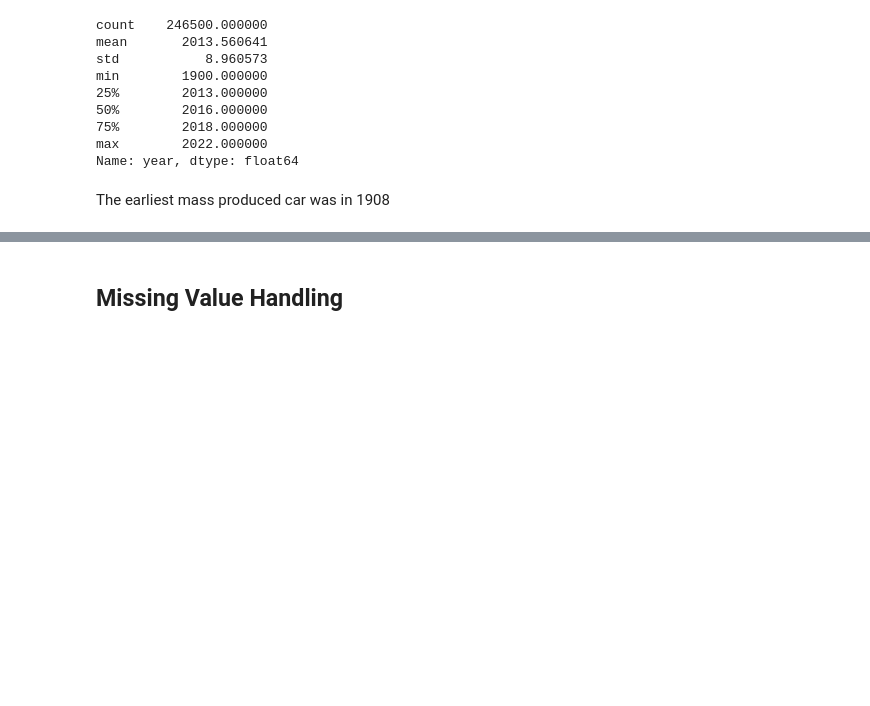
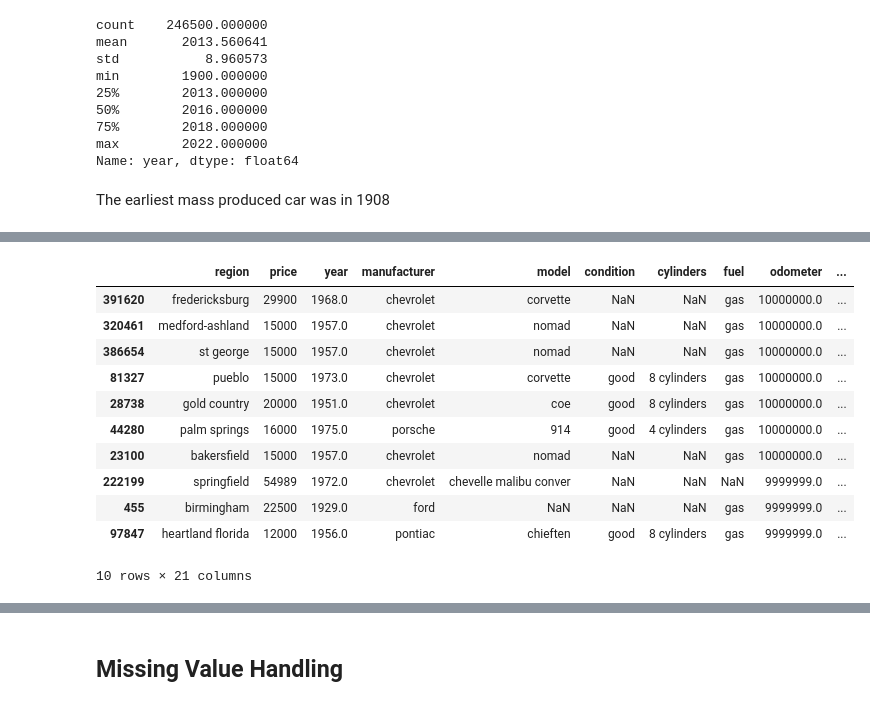
Before and after one commit to RandyTunru/Used-Cars-Exploratory-Analysis-and-Modelling, a Jupyter notebook: index.ipynb, the cells around one changed output, grey strips where cells are left out. Drawn from its saved outputs; the diff is of its cells as text; code cells hidden in the pictures; blank space fills up the shorter version.

```diff
--- a/index.ipynb
+++ b/index.ipynb
@@ -433,0 +453,15 @@ main_dataset = main_dataset[(main_dataset["year"] > 1908)]
+# %%
+main_dataset.sort_values(by="odometer", ascending=False).head(10)
+# %% [output]
+|  | region | price | year | manufacturer | model | condition | cylinders | fuel | odometer | ... |
+| 391620 | fredericksburg | 29900 | 1968.0 | chevrolet | corvette | NaN | NaN | gas | 10000000.0 | ... |
+| 320461 | medford-ashland | 15000 | 1957.0 | chevrolet | nomad | NaN | NaN | gas | 10000000.0 | ... |
+| 386654 | st george | 15000 | 1957.0 | chevrolet | nomad | NaN | NaN | gas | 10000000.0 | ... |
+| 81327 | pueblo | 15000 | 1973.0 | chevrolet | corvette | good | 8 cylinders | gas | 10000000.0 | ... |
+| 28738 | gold country | 20000 | 1951.0 | chevrolet | coe | good | 8 cylinders | gas | 10000000.0 | ... |
+| 44280 | palm springs | 16000 | 1975.0 | porsche | 914 | good | 4 cylinders | gas | 10000000.0 | ... |
+| 23100 | bakersfield | 15000 | 1957.0 | chevrolet | nomad | NaN | NaN | gas | 10000000.0 | ... |
+| 222199 | springfield | 54989 | 1972.0 | chevrolet | chevelle malibu conver | NaN | NaN | NaN | 9999999.0 | ... |
+| 455 | birmingham | 22500 | 1929.0 | ford | NaN | NaN | NaN | gas | 9999999.0 | ... |
+| 97847 | heartland florida | 12000 | 1956.0 | pontiac | chieften | good | 8 cylinders | gas | 9999999.0 | ... |
+10 rows × 21 columns
```
Also changed, not shown: parts of 7 cells of this notebook.
